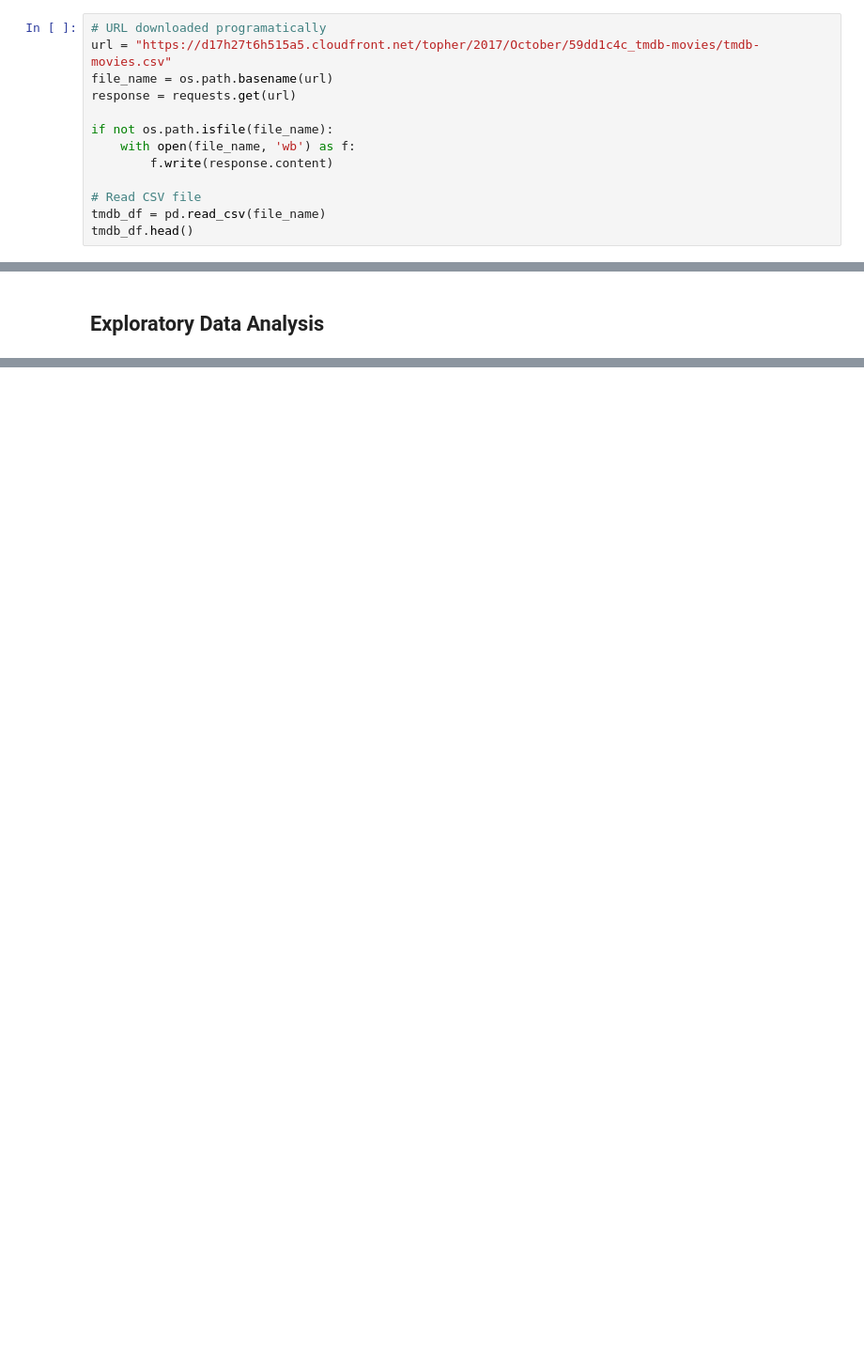
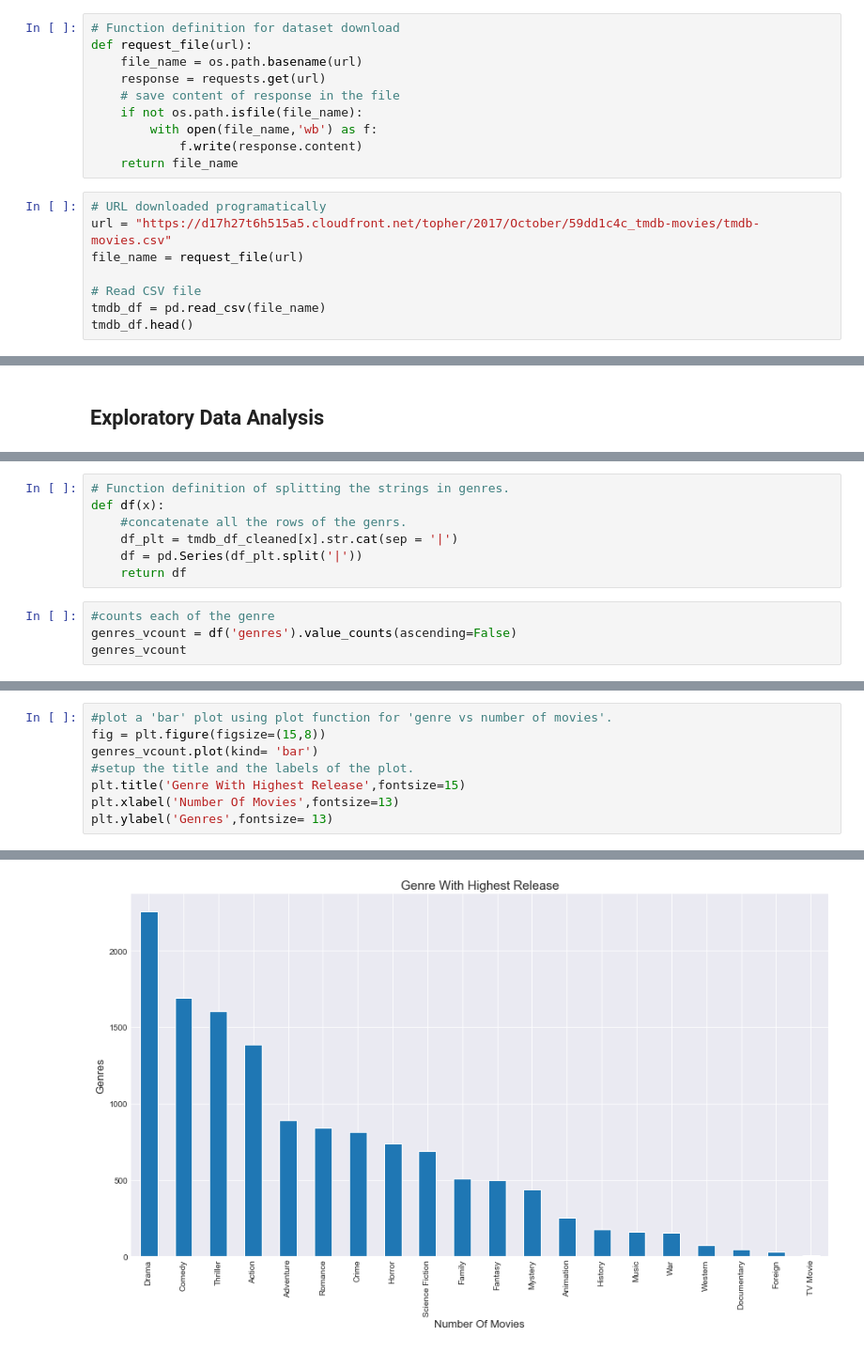
Before and after one commit to KarimEl-Dweky/TMDb-Movie-Data, a Jupyter notebook: TMDb.ipynb, the cells around one changed output, grey strips where cells are left out. Shown: that part at 94% size. Cells and saved outputs as stored; diff of their text form; blank space fills up the shorter version.

Commit message:
Visualization completed

```diff
--- a/TMDb.ipynb
+++ b/TMDb.ipynb
@@ -32,15 +32,20 @@ Kaggle have removed the original version of this dataset per a DMCA takedown req
 - **TMDb Movie Data**
     - This file (tmdb-movies.csv) is hosted on Udacity's servers and should be downloaded programmatically using the Requests library and the following URL: https://d17h27t6h515a5.cloudfront.net/topher/2017/October/59dd1c4c_tmdb-movies/tmdb-movies.csv.
     - The file is cleaned from original data on https://www.kaggle.com/tmdb/tmdb-movie-metadata.
+# %%
+# Function definition for dataset download
+def request_file(url):
+    file_name = os.path.basename(url)
+    response = requests.get(url)
+    # save content of response in the file
+    if not os.path.isfile(file_name):
+        with open(file_name,'wb') as f:
+            f.write(response.content)
+    return file_name
 # %%
 # URL downloaded programatically
 url = "https://d17h27t6h515a5.cloudfront.net/topher/2017/October/59dd1c4c_tmdb-movies/tmdb-movies.csv"
-file_name = os.path.basename(url)
-response = requests.get(url)
-
-if not os.path.isfile(file_name):
-    with open(file_name, 'wb') as f:
-        f.write(response.content)
+file_name = request_file(url)
 
 # Read CSV file
 tmdb_df = pd.read_csv(file_name)
@@ -487,0 +496,11 @@ tmdb_df_cleaned.to_csv('Tmdb-Movies-Cleaned.csv',
+# %%
+# Function definition of splitting the strings in genres.
+def df(x):
+    #concatenate all the rows of the genrs.
+    df_plt = tmdb_df_cleaned[x].str.cat(sep = '|')
+    df = pd.Series(df_plt.split('|'))
+    return df
+# %%
+#counts each of the genre
+genres_vcount = df('genres').value_counts(ascending=False)
+genres_vcount
@@ -487,0 +525,9 @@ tmdb_df_cleaned.to_csv('Tmdb-Movies-Cleaned.csv',
+# %%
+#plot a 'bar' plot using plot function for 'genre vs number of movies'.
+fig = plt.figure(figsize=(15,8))
+genres_vcount.plot(kind= 'bar')
+#setup the title and the labels of the plot.
+plt.title('Genre With Highest Release',fontsize=15)
+plt.xlabel('Number Of Movies',fontsize=13)
+plt.ylabel('Genres',fontsize= 13)
+# %% [output]
@@ -487,0 +535 @@ tmdb_df_cleaned.to_csv('Tmdb-Movies-Cleaned.csv',
+[figure, added]
```
Also changed, not shown: parts of 39 cells of this notebook.
